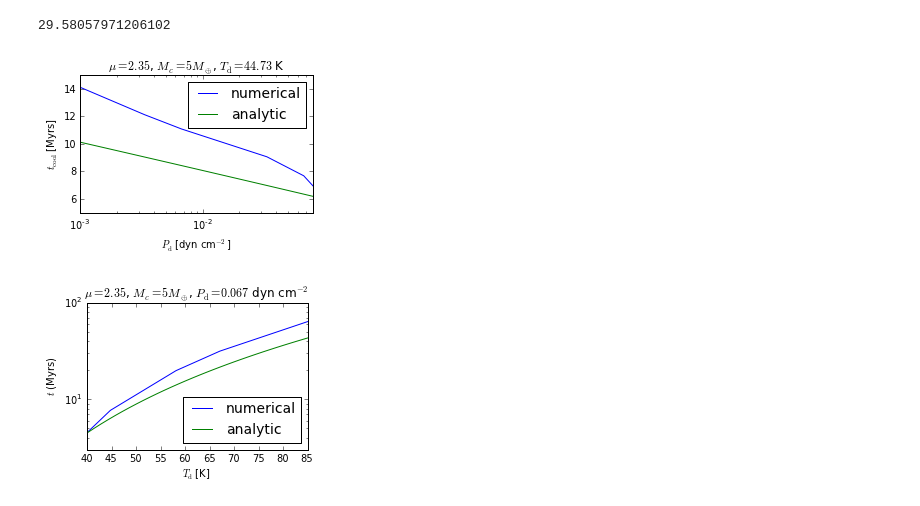
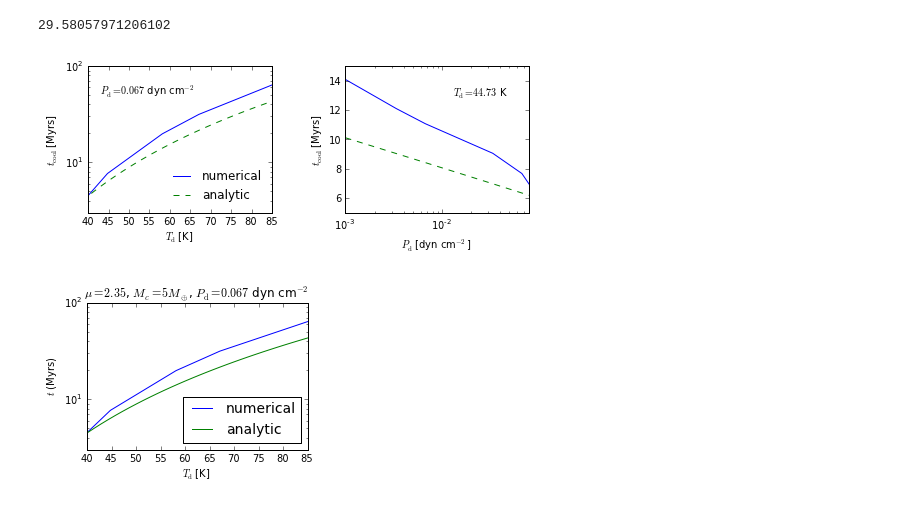
Before and after one commit to apiso/core_accretion, a Jupyter notebook: python/RadSGPoly/TPeffects.ipynb, the cells around one changed output. Cells and saved outputs as stored; diff of their text form; code cells hidden in the pictures.

Commit message:
updated plots

```diff
--- a/python/RadSGPoly/TPeffects.ipynb
+++ b/python/RadSGPoly/TPeffects.ipynb
@@ -159,22 +159,37 @@ tP[-1]/tP[0]
 # %% [output]
 29.58057971206102
 # %%
-plt.figure(figsize = (4.0, 4.0*0.75))
+#plt.figure(figsize = (4.0, 4.0*0.75))
 
-filename = "Pd_effect.pdf"
+filename = "TdPd_effect.pdf"
 
-plt.semilogx(Pdarray, t / (365 * 24 * 3600) / 10**6, label = 'numerical')
-plt.semilogx(pdm, tcoolm, label = 'analytic')
-plt.xlabel(r'$P_{\rm{d}}$ [dyn cm$^{-2}$]')
-plt.ylabel(r'$t_{\rm{cool}}$ [Myrs]')
-plt.xlim(10**(-3), 0.08)
-plt.title(r'$\mu=2.35$, $M_c=5 M_{\oplus}$, $T_{\rm{d}}= %s$ K' % str(float(model[0].Td))[:5])
-plt.legend(prop = {'size':14})
+f, (ax2, ax1) = plt.subplots(1, 2, figsize = (7.0, 3.0))
+
+ax1.semilogx(Pdarray, t / (365 * 24 * 3600) / 10**6, label = 'numerical')
+ax1.semilogx(pdm, tcoolm, '--', label = 'analytic')
+ax1.set_xlabel(r'$P_{\rm{d}}$ [dyn cm$^{-2}$]')
+ax1.set_ylabel(r'$t_{\rm{cool}}$ [Myrs]')
+ax1.set_xlim(10**(-3), 0.08)
+ax1.text( 1.3 * 10**(-2), 13, r'$T_{\rm{d}}= %s$ K' % str(float(model[0].Td))[:5])
+#plt.title(r'$\mu=2.35$, $M_c=5 M_{\oplus}$, $T_{\rm{d}}= %s$ K' % str(float(model[0].Td))[:5])
+#ax1.legend(prop = {'size':14})
+
+ax2.semilogy(Tdarray, tP / (365 * 24 * 3600) / 10**6, label = "numerical")
+ax2.semilogy(Tdm, tcoolm_T, '--', label = "analytic")
+ax2.set_xlabel(r'$T_{\rm{d}}$ [K]')
+ax2.set_ylabel(r'$t_{\rm{cool}}$ [Myrs]')
+ax2.set_xlim(40, 85)
+ax2.set_ylim(3, 100)
+ax2.text( 43, 50, r'$P_{\rm{d}}= %s$ dyn cm$^{-2}$' % str(float(modelP[0].Pd))[:5])
+ax2.legend( loc = 4, frameon = False)
+#plt.title(r'$\mu=2.35$, $M_c=5 M_{\oplus}$, $P_{\rm{d}}= %s$ dyn cm$^{-2}$' % str(float(modelP[0].Pd))[:5])
+
 plt.tight_layout()
+plt.subplots_adjust(wspace = 0.4)
 
 plt.savefig(userpath + '/figs/ModelAtmospheres/RadSelfGravPoly/PaperFigs/' + filename)
 # %% [output]
-[figure, old version]
+[figure, new version]
 # %%
 filename = 'Td_effect.pdf'
 
```
Also changed, not shown: 13 other files.
